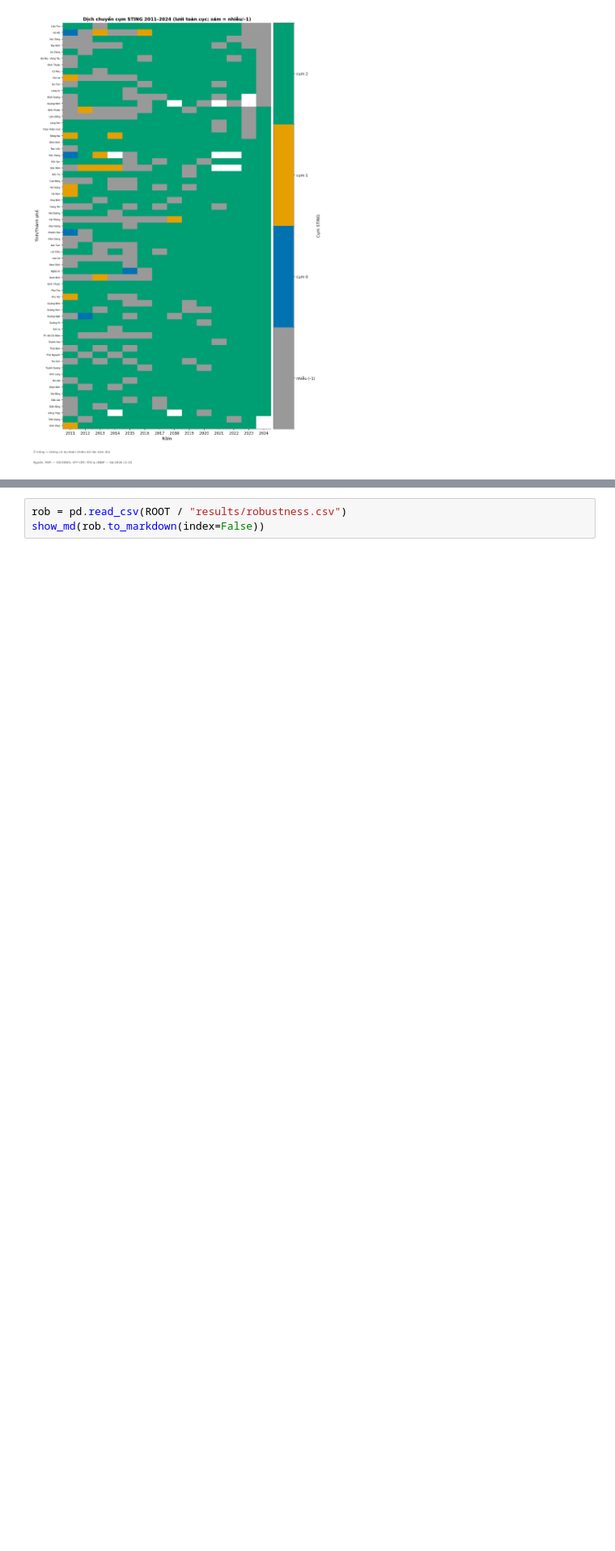
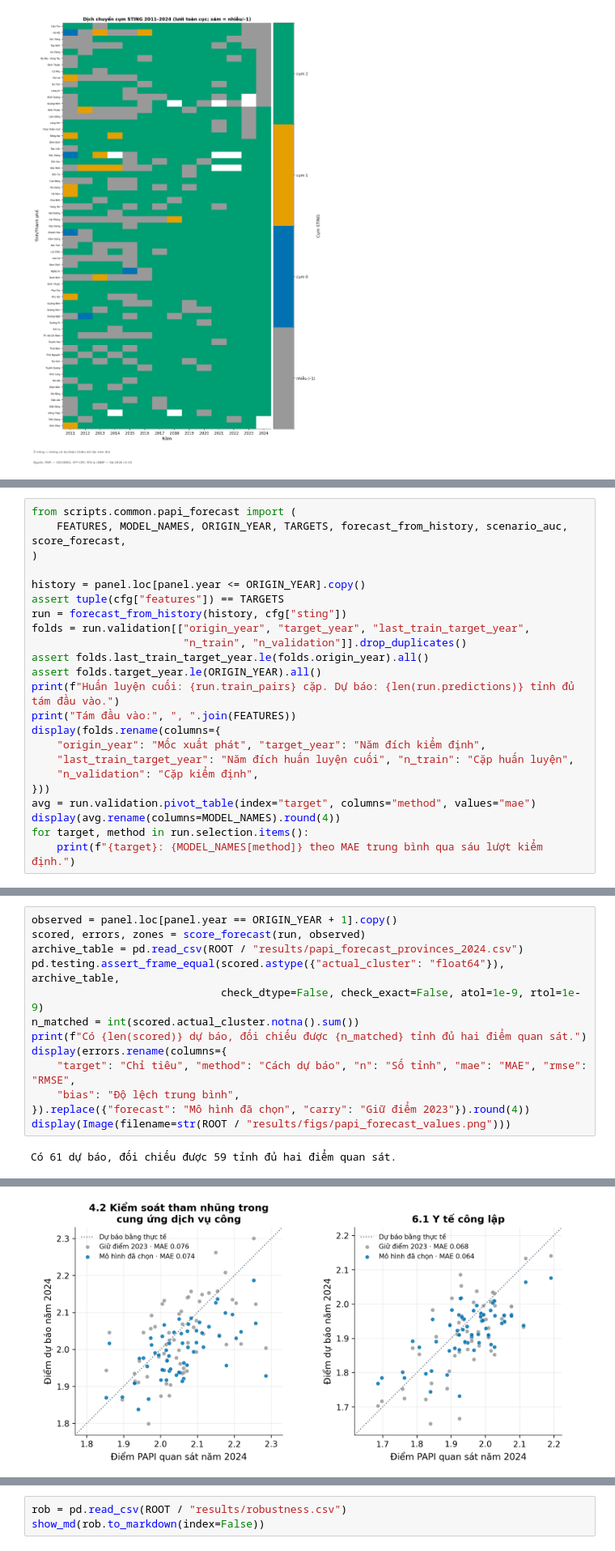
Before and after one commit to JasonTM17/Grid_Based_Sociology, a Jupyter notebook: notebooks/Nhom15_CuoiKy_STING_PAPI.ipynb, the cells around one changed output, grey strips where cells are left out. Shown at 81% size. Saved outputs shown, nothing was run; the diff lists cells and outputs as text; blank space fills up the shorter version.

```diff
--- a/notebooks/Nhom15_CuoiKy_STING_PAPI.ipynb
+++ b/notebooks/Nhom15_CuoiKy_STING_PAPI.ipynb
@@ -303,0 +345,23 @@ display(Image(filename=str(ROOT / "results/figs/predict_2024.png")))
+# %%
+from scripts.common.papi_forecast import (
+    FEATURES, MODEL_NAMES, ORIGIN_YEAR, TARGETS, forecast_from_history, scenario_auc, score_forecast,
+)
+
+history = panel.loc[panel.year <= ORIGIN_YEAR].copy()
+assert tuple(cfg["features"]) == TARGETS
+run = forecast_from_history(history, cfg["sting"])
+folds = run.validation[["origin_year", "target_year", "last_train_target_year",
+                        "n_train", "n_validation"]].drop_duplicates()
+assert folds.last_train_target_year.le(folds.origin_year).all()
+assert folds.target_year.le(ORIGIN_YEAR).all()
+print(f"Huấn luyện cuối: {run.train_pairs} cặp. Dự báo: {len(run.predictions)} tỉnh đủ tám đầu vào.")
+print("Tám đầu vào:", ", ".join(FEATURES))
+display(folds.rename(columns={
+    "origin_year": "Mốc xuất phát", "target_year": "Năm đích kiểm định",
+    "last_train_target_year": "Năm đích huấn luyện cuối", "n_train": "Cặp huấn luyện",
+    "n_validation": "Cặp kiểm định",
+}))
+avg = run.validation.pivot_table(index="target", columns="method", values="mae")
+display(avg.rename(columns=MODEL_NAMES).round(4))
+for target, method in run.selection.items():
+    print(f"{target}: {MODEL_NAMES[method]} theo MAE trung bình qua sáu lượt kiểm định.")
@@ -303,0 +391,15 @@ display(Image(filename=str(ROOT / "results/figs/predict_2024.png")))
+# %%
+observed = panel.loc[panel.year == ORIGIN_YEAR + 1].copy()
+scored, errors, zones = score_forecast(run, observed)
+archive_table = pd.read_csv(ROOT / "results/papi_forecast_provinces_2024.csv")
+pd.testing.assert_frame_equal(scored.astype({"actual_cluster": "float64"}), archive_table,
+                              check_dtype=False, check_exact=False, atol=1e-9, rtol=1e-9)
+n_matched = int(scored.actual_cluster.notna().sum())
+print(f"Có {len(scored)} dự báo, đối chiếu được {n_matched} tỉnh đủ hai điểm quan sát.")
+display(errors.rename(columns={
+    "target": "Chỉ tiêu", "method": "Cách dự báo", "n": "Số tỉnh", "mae": "MAE", "rmse": "RMSE",
+    "bias": "Độ lệch trung bình",
+}).replace({"forecast": "Mô hình đã chọn", "carry": "Giữ điểm 2023"}).round(4))
+display(Image(filename=str(ROOT / "results/figs/papi_forecast_values.png")))
+# %% [output]
+Có 61 dự báo, đối chiếu được 59 tỉnh đủ hai điểm quan sát.
@@ -303,0 +411 @@ display(Image(filename=str(ROOT / "results/figs/predict_2024.png")))
+[figure, added]
```
Also changed, not shown: parts of 14 cells of this notebook, 43 other files.
